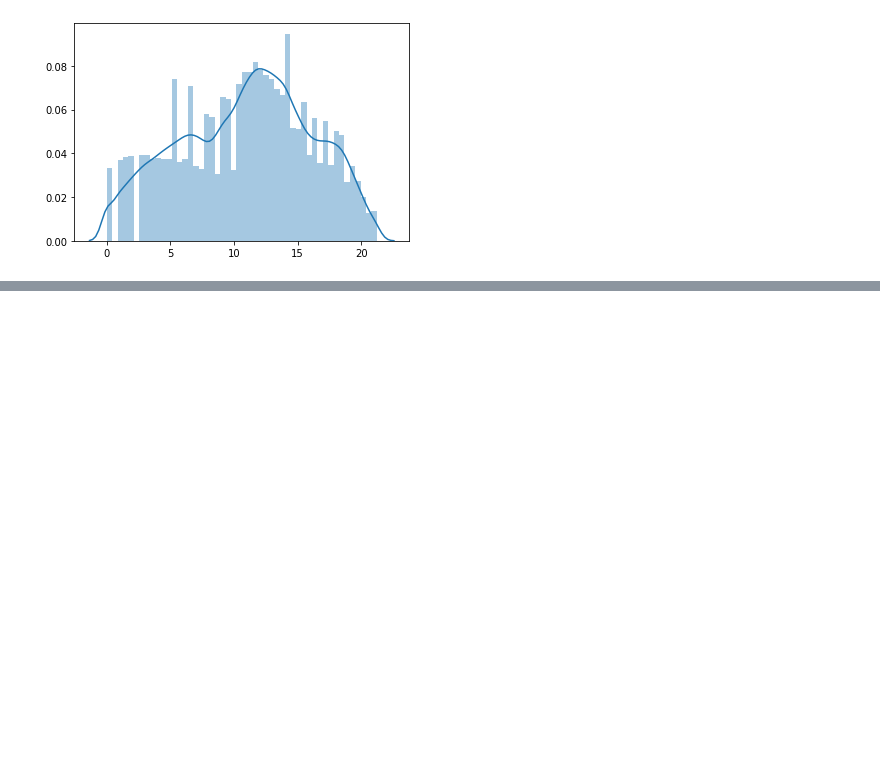
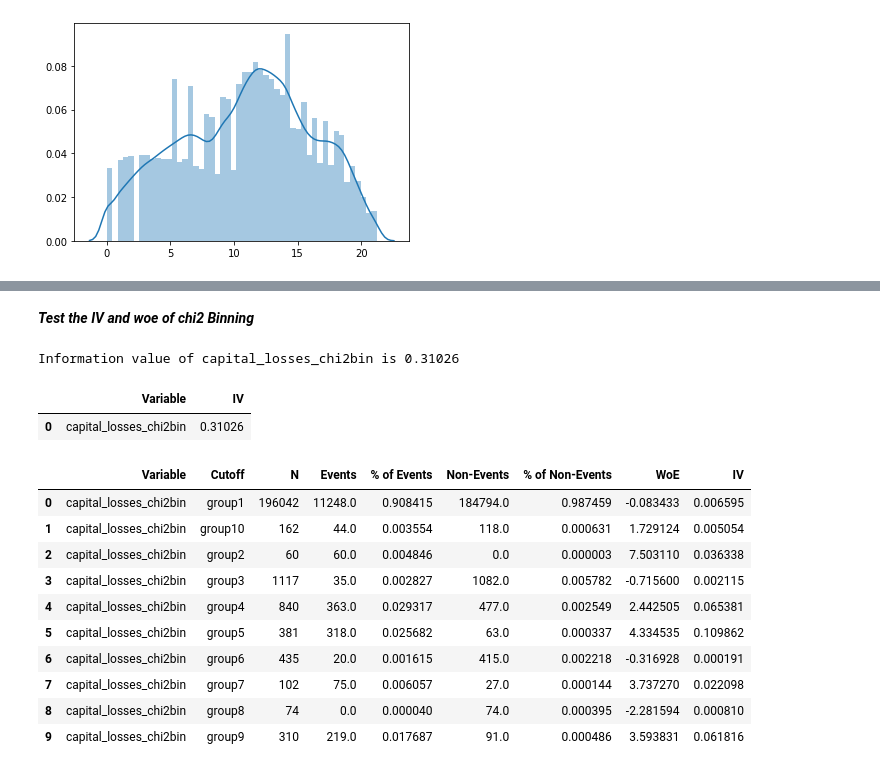
Before and after one commit to tomtang110/RecommendationAlgorithmPractice, a Jupyter notebook: FeatureEnginnering/ContinuousFeature.ipynb, the cells around one changed output, grey strips where cells are left out. Cells and saved outputs as stored; diff of their text form; code cells hidden in the pictures; blank space fills up the shorter version.

```diff
--- a/FeatureEnginnering/ContinuousFeature.ipynb
+++ b/FeatureEnginnering/ContinuousFeature.ipynb
@@ -139,0 +412,2 @@ sns.distplot(age_boxcox[0])
+# %%
+bins = chiMerge(train_df,'capital_losses','label_income',max_groups=10)
@@ -139,0 +418,2 @@ sns.distplot(age_boxcox[0])
+# %%
+train_df['capital_losses_chi2bin'] = train_df['capital_losses'].apply(value2group,args=(bins,))
@@ -139,0 +434,26 @@ sns.distplot(age_boxcox[0])
+# %% [markdown]
+***Test the IV and woe of chi2 Binning***
+# %%
+# calculate the IV and WOE of each bin
+IV_value,bin_value = iv_woe(train_df,'capital_losses_chi2bin','label_income',)
+# %% [output]
+Information value of capital_losses_chi2bin is 0.31026
+# %%
+IV_value
+# %% [output]
+|  | Variable | IV |
+| 0 | capital_losses_chi2bin | 0.31026 |
+# %%
+bin_value
+# %% [output]
+|  | Variable | Cutoff | N | Events | % of Events | Non-Events | % of Non-Events | WoE | IV |
+| 0 | capital_losses_chi2bin | group1 | 196042 | 11248.0 | 0.908415 | 184794.0 | 0.987459 | -0.083433 | 0.006595 |
+| 1 | capital_losses_chi2bin | group10 | 162 | 44.0 | 0.003554 | 118.0 | 0.000631 | 1.729124 | 0.005054 |
+| 2 | capital_losses_chi2bin | group2 | 60 | 60.0 | 0.004846 | 0.0 | 0.000003 | 7.503110 | 0.036338 |
+| 3 | capital_losses_chi2bin | group3 | 1117 | 35.0 | 0.002827 | 1082.0 | 0.005782 | -0.715600 | 0.002115 |
+| 4 | capital_losses_chi2bin | group4 | 840 | 363.0 | 0.029317 | 477.0 | 0.002549 | 2.442505 | 0.065381 |
+| 5 | capital_losses_chi2bin | group5 | 381 | 318.0 | 0.025682 | 63.0 | 0.000337 | 4.334535 | 0.109862 |
+| 6 | capital_losses_chi2bin | group6 | 435 | 20.0 | 0.001615 | 415.0 | 0.002218 | -0.316928 | 0.000191 |
+| 7 | capital_losses_chi2bin | group7 | 102 | 75.0 | 0.006057 | 27.0 | 0.000144 | 3.737270 | 0.022098 |
+| 8 | capital_losses_chi2bin | group8 | 74 | 0.0 | 0.000040 | 74.0 | 0.000395 | -2.281594 | 0.000810 |
+| 9 | capital_losses_chi2bin | group9 | 310 | 219.0 | 0.017687 | 91.0 | 0.000486 | 3.593831 | 0.061816 |
```
Also changed, not shown: parts of 49 cells of this notebook, 4 other files.
